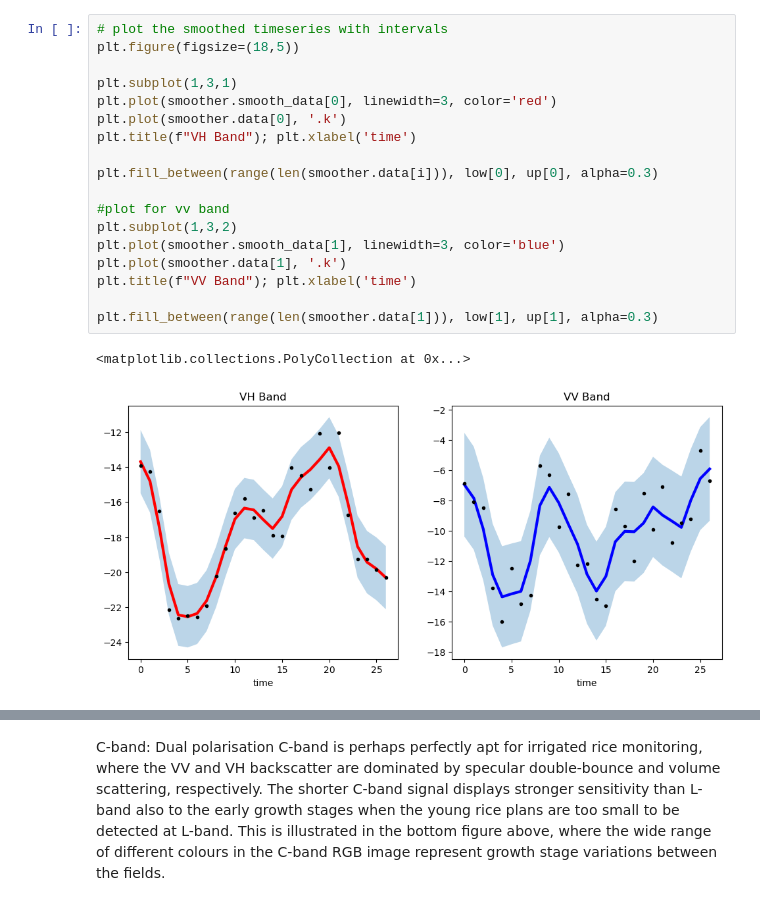
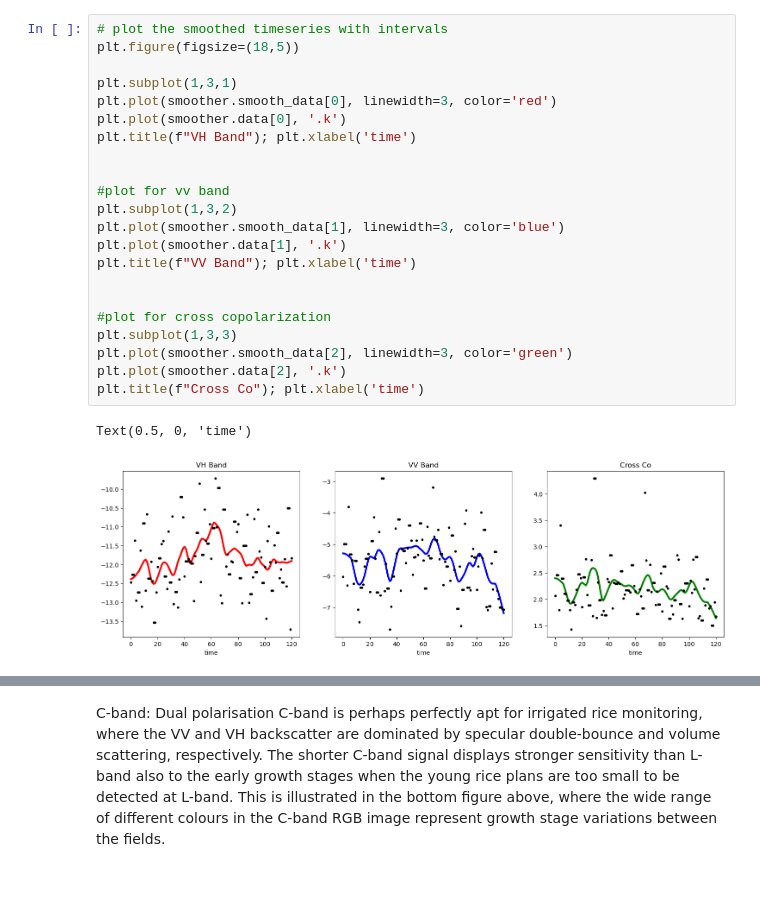
Before and after one commit to Martoto/EY-Open-Science-Data-Challenge, a Jupyter notebook: Get_Data.ipynb, the cells around one changed output, grey strips where cells are left out. Drawn from its saved outputs; the diff is of its cells as text.

Commit message:
Reshaped data and testing catboost classifier

```diff
--- a/Get_Data.ipynb
+++ b/Get_Data.ipynb
@@ -124,21 +214,25 @@ plt.figure(figsize=(18,5))
 # %%
 # plot the smoothed timeseries with intervals
 plt.figure(figsize=(18,5))
 
 plt.subplot(1,3,1)
 plt.plot(smoother.smooth_data[0], linewidth=3, color='red')
 plt.plot(smoother.data[0], '.k')
 plt.title(f"VH Band"); plt.xlabel('time')
 
-plt.fill_between(range(len(smoother.data[i])), low[0], up[0], alpha=0.3)
 
 #plot for vv band
 plt.subplot(1,3,2)
 plt.plot(smoother.smooth_data[1], linewidth=3, color='blue')
 plt.plot(smoother.data[1], '.k')
 plt.title(f"VV Band"); plt.xlabel('time')
 
-plt.fill_between(range(len(smoother.data[1])), low[1], up[1], alpha=0.3)
+
+#plot for cross copolarization
+plt.subplot(1,3,3)
+plt.plot(smoother.smooth_data[2], linewidth=3, color='green')
+plt.plot(smoother.data[2], '.k')
+plt.title(f"Cross Co"); plt.xlabel('time')
 # %% [output]
-<matplotlib.collections.PolyCollection at 0x...>
+Text(0.5, 0, 'time')
-[figure, old version]
+[figure, new version]
```
Also changed, not shown: parts of 26 cells of this notebook.
